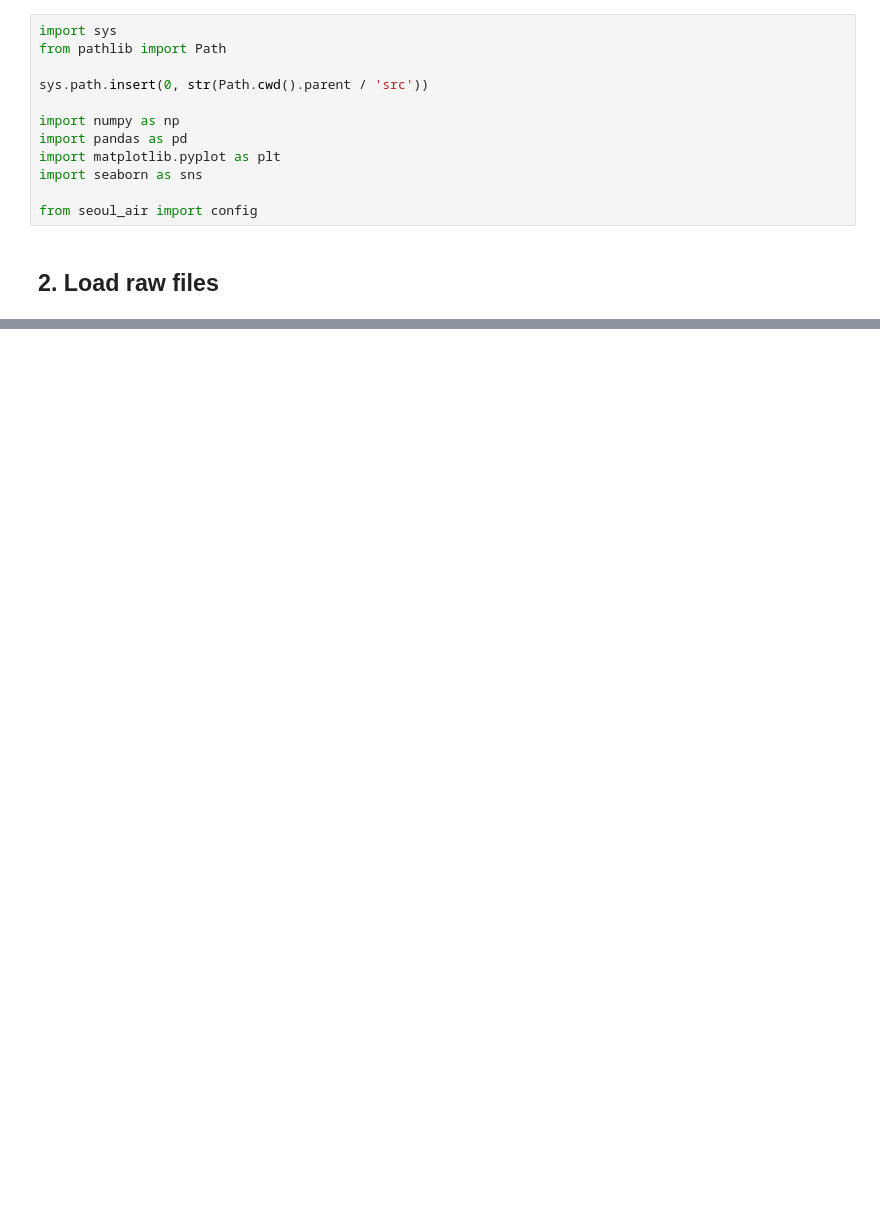
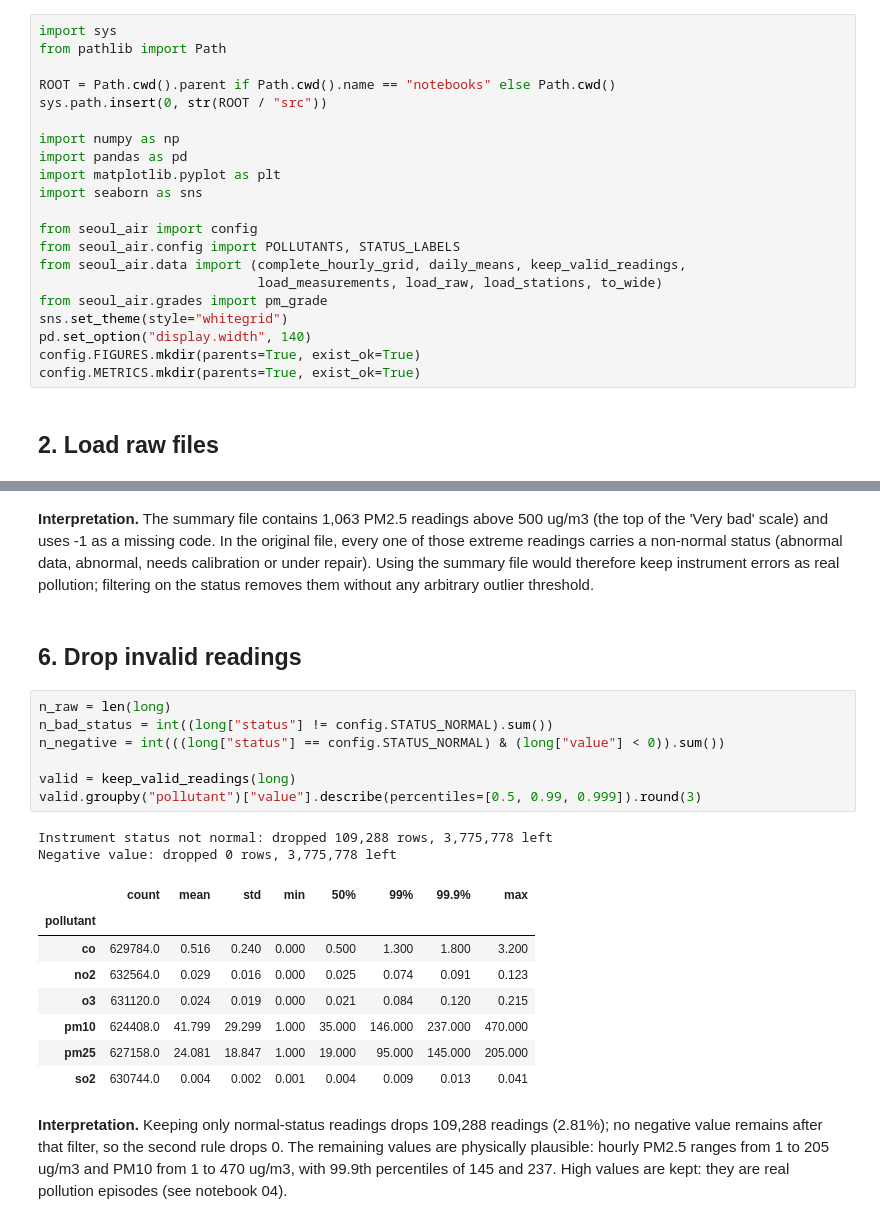
Before and after one commit to moliiner/air_pollution_analysis_seoul, a Jupyter notebook: notebooks/01_data_cleaning.ipynb, the cells around one changed output, grey strips where cells are left out. Cells and saved outputs as stored; diff of their text form; blank space fills up the shorter version.

```diff
--- a/notebooks/01_data_cleaning.ipynb
+++ b/notebooks/01_data_cleaning.ipynb
@@ -8,7 +10,8 @@
 import sys
 from pathlib import Path
 
-sys.path.insert(0, str(Path.cwd().parent / 'src'))
+ROOT = Path.cwd().parent if Path.cwd().name == "notebooks" else Path.cwd()
+sys.path.insert(0, str(ROOT / "src"))
 
 import numpy as np
 import pandas as pd
@@ -16,5 +19,13 @@ import matplotlib.pyplot as plt
 import seaborn as sns
 
 from seoul_air import config
+from seoul_air.config import POLLUTANTS, STATUS_LABELS
+from seoul_air.data import (complete_hourly_grid, daily_means, keep_valid_readings,
+                            load_measurements, load_raw, load_stations, to_wide)
+from seoul_air.grades import pm_grade
+sns.set_theme(style="whitegrid")
+pd.set_option("display.width", 140)
+config.FIGURES.mkdir(parents=True, exist_ok=True)
+config.METRICS.mkdir(parents=True, exist_ok=True)
 # %% [markdown]
 ## 2. Load raw files
@@ -30,0 +148,24 @@ from seoul_air import config
+# %% [markdown]
+**Interpretation.** The summary file contains 1,063 PM2.5 readings above 500 ug/m3 (the top of the 'Very bad' scale) and uses -1 as a missing code. In the original file, every one of those extreme readings carries a non-normal status (abnormal data, abnormal, needs calibration or under repair). Using the summary file would therefore keep instrument errors as real pollution; filtering on the status removes them without any arbitrary outlier threshold.
+# %% [markdown]
+## 6. Drop invalid readings
+# %%
+n_raw = len(long)
+n_bad_status = int((long["status"] != config.STATUS_NORMAL).sum())
+n_negative = int(((long["status"] == config.STATUS_NORMAL) & (long["value"] < 0)).sum())
+
+valid = keep_valid_readings(long)
+valid.groupby("pollutant")["value"].describe(percentiles=[0.5, 0.99, 0.999]).round(3)
+# %% [output]
+Instrument status not normal: dropped 109,288 rows, 3,775,778 left
+Negative value: dropped 0 rows, 3,775,778 left
+|  | count | mean | std | min | 50% | 99% | 99.9% | max |
+| pollutant |  |  |  |  |  |  |  |  |
+| co | 629784.0 | 0.516 | 0.240 | 0.000 | 0.500 | 1.300 | 1.800 | 3.200 |
+| no2 | 632564.0 | 0.029 | 0.016 | 0.000 | 0.025 | 0.074 | 0.091 | 0.123 |
+| o3 | 631120.0 | 0.024 | 0.019 | 0.000 | 0.021 | 0.084 | 0.120 | 0.215 |
+| pm10 | 624408.0 | 41.799 | 29.299 | 1.000 | 35.000 | 146.000 | 237.000 | 470.000 |
+| pm25 | 627158.0 | 24.081 | 18.847 | 1.000 | 19.000 | 95.000 | 145.000 | 205.000 |
+| so2 | 630744.0 | 0.004 | 0.002 | 0.001 | 0.004 | 0.009 | 0.013 | 0.041 |
+# %% [markdown]
+**Interpretation.** Keeping only normal-status readings drops 109,288 readings (2.81%); no negative value remains after that filter, so the second rule drops 0. The remaining values are physically plausible: hourly PM2.5 ranges from 1 to 205 ug/m3 and PM10 from 1 to 470 ug/m3, with 99.9th percentiles of 145 and 237. High values are kept: they are real pollution episodes (see notebook 04).
```
Also changed, not shown: parts of 28 cells of this notebook, 39 other files.
